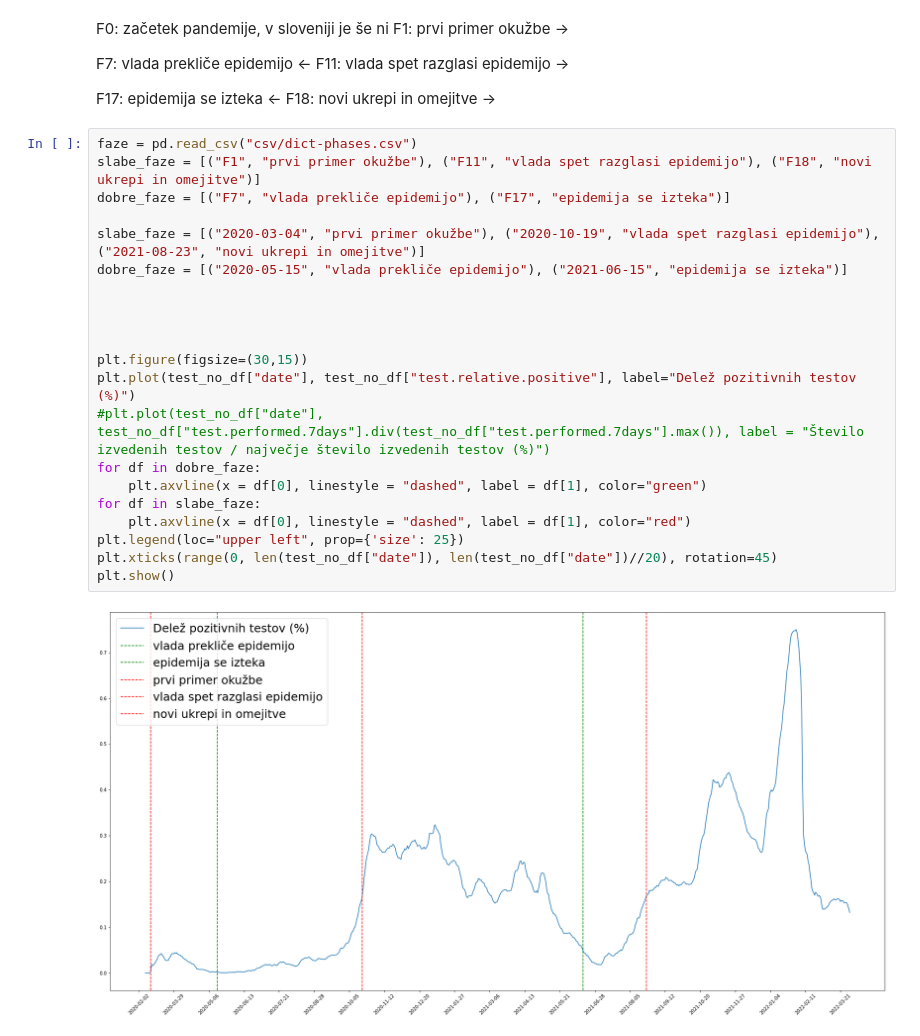
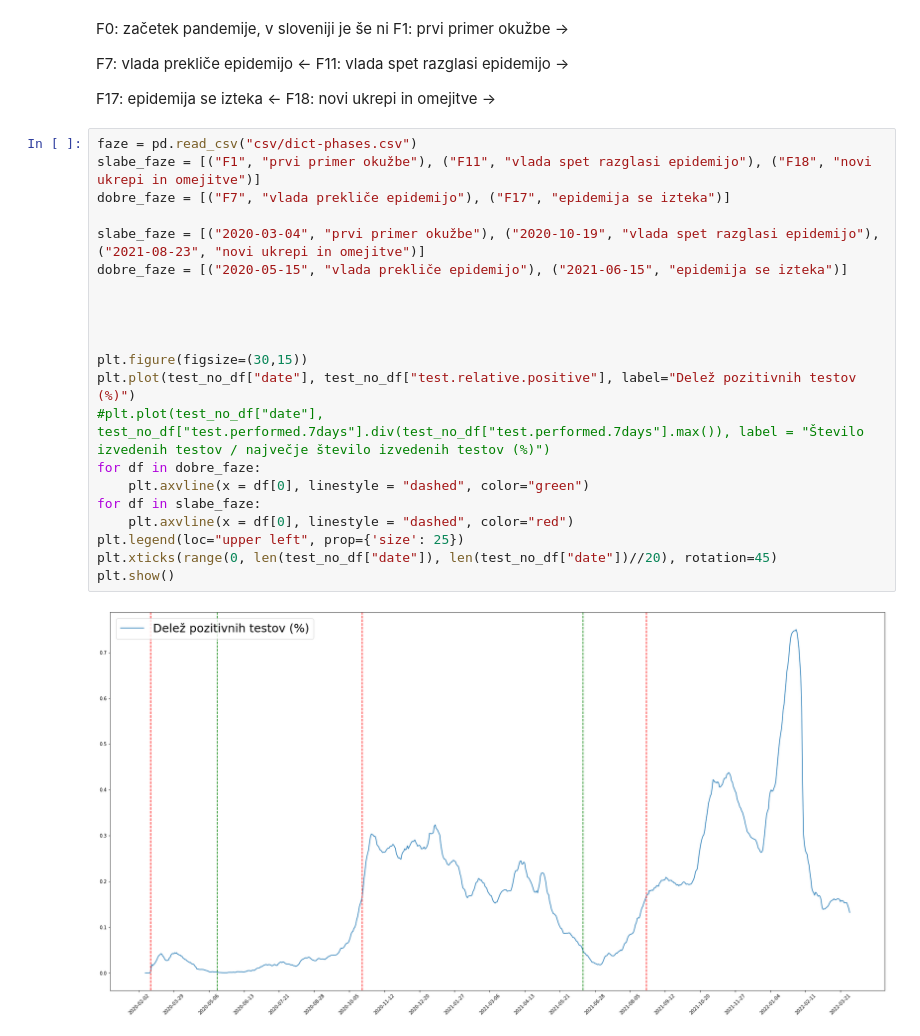
Before and after one commit to SerugaDavid/PR21DSZHMM, a Jupyter notebook: naloga.ipynb, the cells around one changed output. Drawn from its saved outputs; the diff is of its cells as text.

```diff
--- a/naloga.ipynb
+++ b/naloga.ipynb
@@ -218,26 +240,26 @@ F18: novi ukrepi in omejitve ->
 # %%
 faze = pd.read_csv("csv/dict-phases.csv")
 slabe_faze = [("F1", "prvi primer okužbe"), ("F11", "vlada spet razglasi epidemijo"), ("F18", "novi ukrepi in omejitve")]
 dobre_faze = [("F7", "vlada prekliče epidemijo"), ("F17", "epidemija se izteka")]
 
 slabe_faze = [("2020-03-04", "prvi primer okužbe"), ("2020-10-19", "vlada spet razglasi epidemijo"), ("2021-08-23", "novi ukrepi in omejitve")]
 dobre_faze = [("2020-05-15", "vlada prekliče epidemijo"), ("2021-06-15", "epidemija se izteka")]
 
 
 
 
 plt.figure(figsize=(30,15))
 plt.plot(test_no_df["date"], test_no_df["test.relative.positive"], label="Delež pozitivnih testov (%)")
 #plt.plot(test_no_df["date"], test_no_df["test.performed.7days"].div(test_no_df["test.performed.7days"].max()), label = "Število izvedenih testov / največje število izvedenih testov (%)")
 for df in dobre_faze:
-    plt.axvline(x = df[0], linestyle = "dashed", label = df[1], color="green")
+    plt.axvline(x = df[0], linestyle = "dashed", color="green")
 for df in slabe_faze:
-    plt.axvline(x = df[0], linestyle = "dashed", label = df[1], color="red")
+    plt.axvline(x = df[0], linestyle = "dashed", color="red")
 plt.legend(loc="upper left", prop={'size': 25})
 plt.xticks(range(0, len(test_no_df["date"]), len(test_no_df["date"])//20), rotation=45)
 plt.show()
 # %% [output]
-[figure, old version]
+[figure, new version]
 # %%
 for df in dobre_faze:
     print(faze[faze["id"] == df[0]]["date.from"])
```
Also changed, not shown: parts of 7 cells of this notebook, 3 other files.
